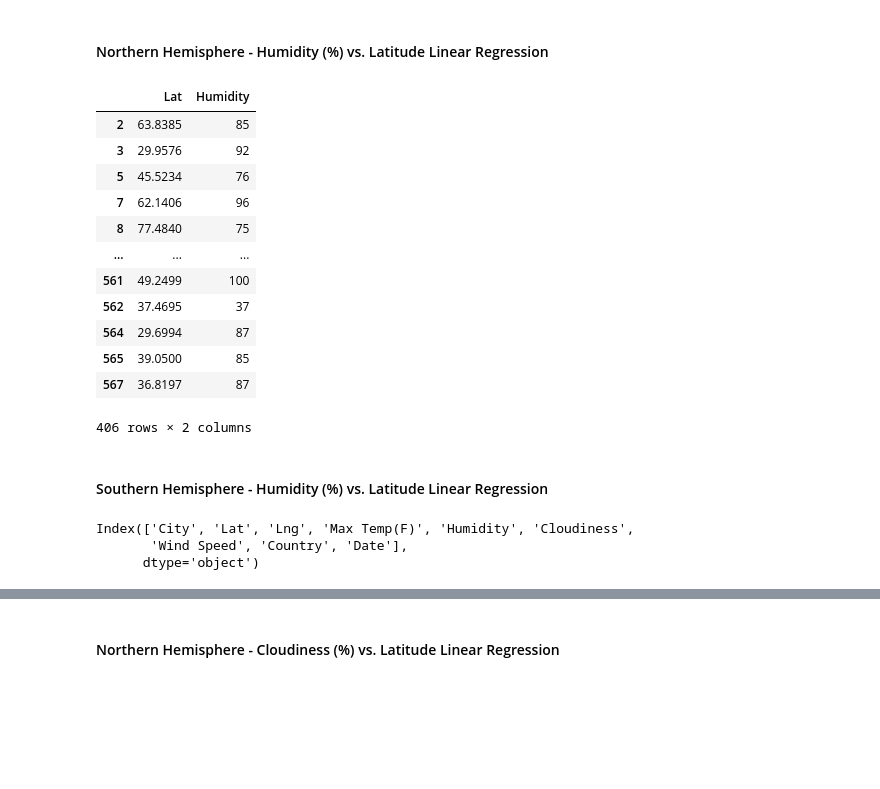
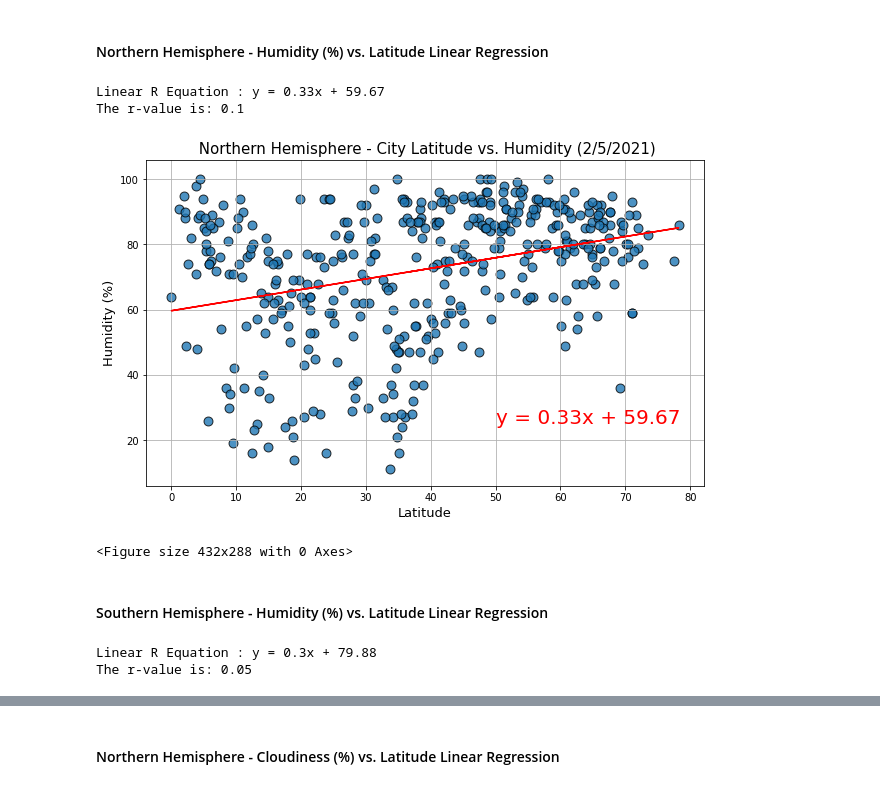
Before and after one commit to divya-gh/python-api-challenge, a Jupyter notebook: WeatherPy/WeatherPy.ipynb, the cells around one changed output, grey strips where cells are left out. Cells and saved outputs as stored; diff of their text form; code cells hidden in the pictures; blank space fills up the shorter version.

Commit message:
Creating scatter with LR

```diff
--- a/WeatherPy/WeatherPy.ipynb
+++ b/WeatherPy/WeatherPy.ipynb
@@ -474,30 +474,59 @@ scatterplot_SH_Temp =  LR_Scatterplot(x_axis_South,
 <Figure size 432x288 with 0 Axes>
 # %% [markdown]
 ####  Northern Hemisphere - Humidity (%) vs. Latitude Linear Regression
-# %%
-#Find data for Northern Hemisphere
-Northern_hemisphere_Humid = clean_city_data.loc[clean_city_data["Lat"]>=0 , ["Lat","Humidity"]]
-#Southern Hemisphere Temperature data points
-Northern_hemisphere_Humid
-# %% [output]
-|  | Lat | Humidity |
-| 2 | 63.8385 | 85 |
-| 3 | 29.9576 | 92 |
-| 5 | 45.5234 | 76 |
-| 7 | 62.1406 | 96 |
-| 8 | 77.4840 | 75 |
-| ... | ... | ... |
-| 561 | 49.2499 | 100 |
-| 562 | 37.4695 | 37 |
-| 564 | 29.6994 | 87 |
-| 565 | 39.0500 | 85 |
-| 567 | 36.8197 | 87 |
-406 rows × 2 columns
+# %%
+# Find X_Axis and Y_Axis values
+x_axis_NH_Humid = Northern_hemisphere_df['Lat']
+y_axis_NH_humid = Northern_hemisphere_df['Humidity']
+
+#Call function to calculate Line equation and R vlaue
+rvalue_N_Humid , line_eq_N_Humid, regress_values_N_Humid= linarequation(x_axis_NH_Humid,y_axis_NH_humid)
+
+#Print values to display
+print(f'Linear R Equation : {line_eq_N_Humid}')
+print(f"The r-value is: {round(rvalue_N_Humid**2,2)}")
+# %% [output]
+Linear R Equation : y = 0.33x + 59.67
+The r-value is: 0.1
+# %%
+#plotting scatter Northern Hemisphere - Humidity (%) vs. Latitude with Linear Regression
+#Set Title and Label for the pLot
+title_NHumid = f" Northern Hemisphere - City Latitude vs. Humidity ({date})"
+ylabel_NHumid = "Humidity (%)"
+
+#Set ylim minimum
+ymin_NHumid = 5
+ymax_NHumid = 6
+
+#set annotation limit
+lmin_NHumid =50
+lmax_NHumid =-75
+
+#Call the function for plotting
+scatterplot_N_Humid =  LR_Scatterplot(x_axis_NH_Humid,
+                                      y_axis_NH_humid ,
+                                      regress_values_N_Humid,
+                                      line_eq_N_Humid,
+                                      title_NHumid,
+                                      ylabel_NHumid,
+                                      ymin_NHumid, ymax_NHumid,
+                                      lmin_NHumid , lmax_NHumid )
+# %% [output]
+[figure, added]
+<Figure size 432x288 with 0 Axes>
 # %% [markdown]
 ####  Southern Hemisphere - Humidity (%) vs. Latitude Linear Regression
-# %%
-clean_city_data.columns
-# %% [output]
-Index(['City', 'Lat', 'Lng', 'Max Temp(F)', 'Humidity', 'Cloudiness',
-       'Wind Speed', 'Country', 'Date'],
-      dtype='object')
+# %%
+# Find X_Axis and Y_Axis values
+x_axis_SH_Humid = Southern_hemisphere_df['Lat']
+y_axis_SH_humid = Southern_hemisphere_df['Humidity']
+
+#Call function to calculate Line equation and R vlaue
+rvalue_S_Humid , line_eq_S_Humid, regress_values_S_Humid= linarequation(x_axis_SH_Humid, y_axis_SH_humid)
+
+#Print values to display
+print(f'Linear R Equation : {line_eq_S_Humid}')
+print(f"The r-value is: {round(rvalue_S_Humid**2,2)}")
+# %% [output]
+Linear R Equation : y = 0.3x + 79.88
+The r-value is: 0.05
```
Also changed, not shown: parts of 9 cells of this notebook.
